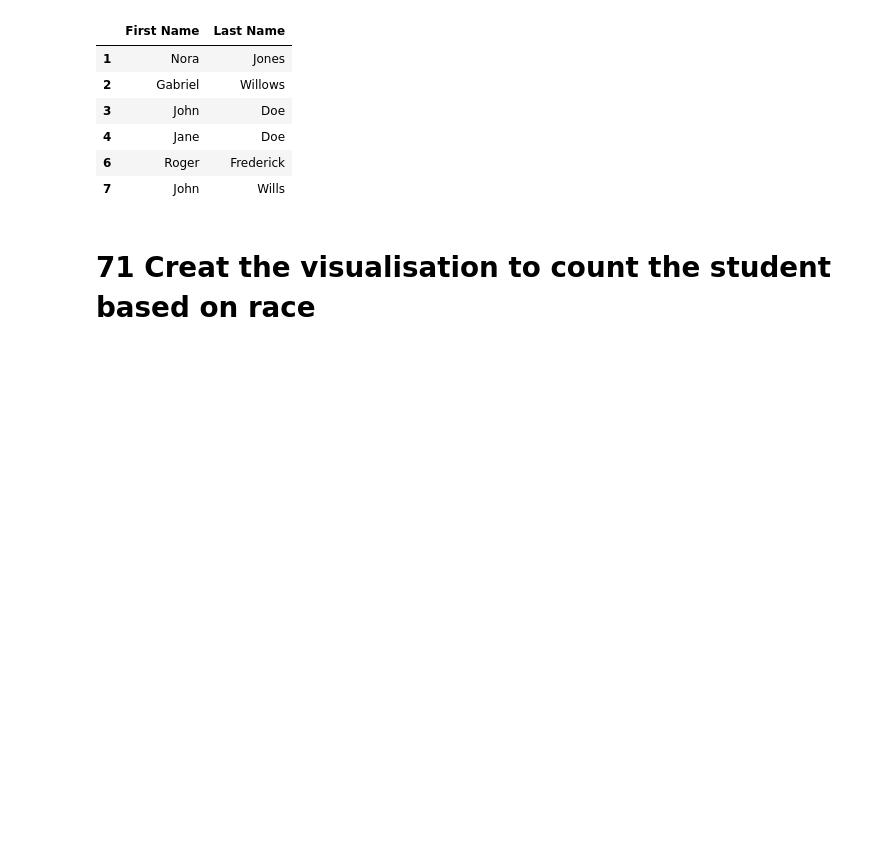
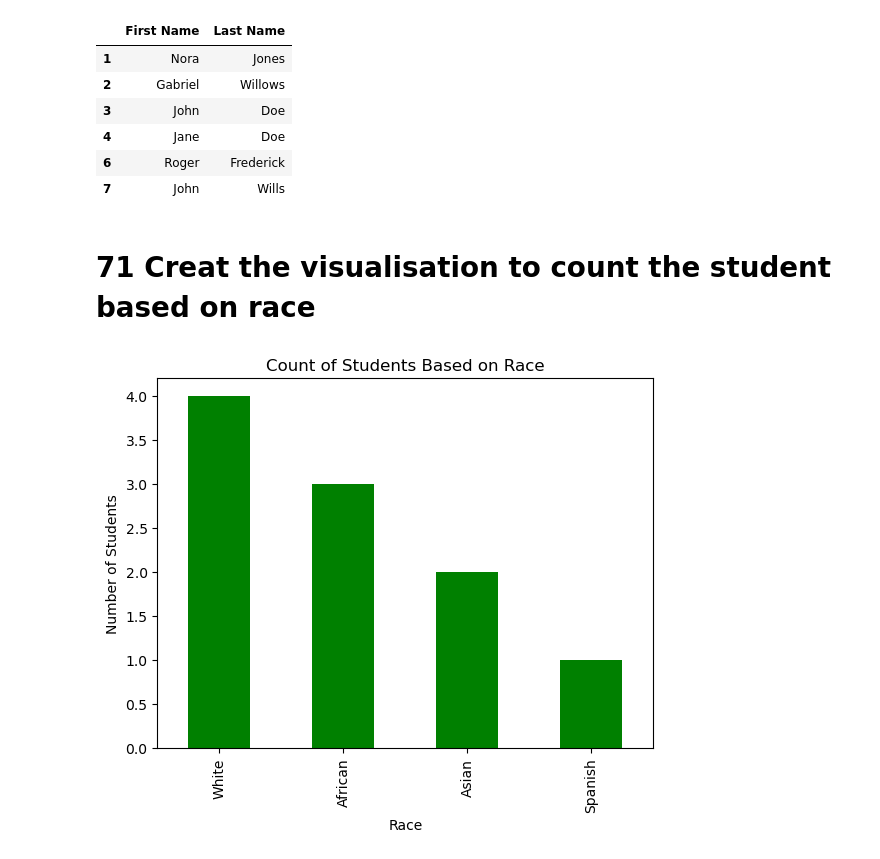
Before and after one commit to PHTeam7/Team7_TinyCoders_PythonHackathon_Dec, a Jupyter notebook: Team7_TinyCoders_Main80Questions.ipynb, the cells around one changed output. Saved outputs shown, nothing was run; the diff lists cells and outputs as text; code cells hidden in the pictures; blank space fills up the shorter version.

```diff
--- a/Team7_TinyCoders_Main80Questions.ipynb
+++ b/Team7_TinyCoders_Main80Questions.ipynb
@@ -621,3 +622,10 @@ df_demography_o
 | 7 | John | Wills |
 # %% [markdown]
 # 71 Creat the visualisation to count the student based on race
+# %%
+df_demography['Race'].value_counts().plot(kind='bar', color='green')
+plt.title('Count of Students Based on Race')
+plt.ylabel('Number of Students')
+plt.show()
+# %% [output]
+[figure, added]
```
Also changed, not shown: parts of 26 cells of this notebook.
